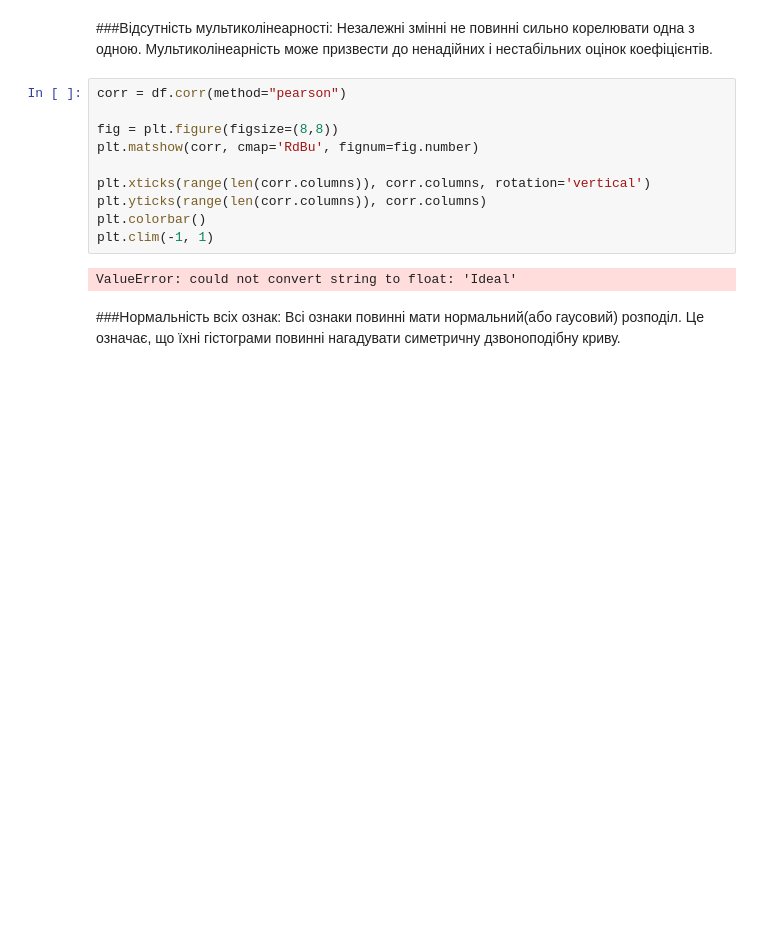
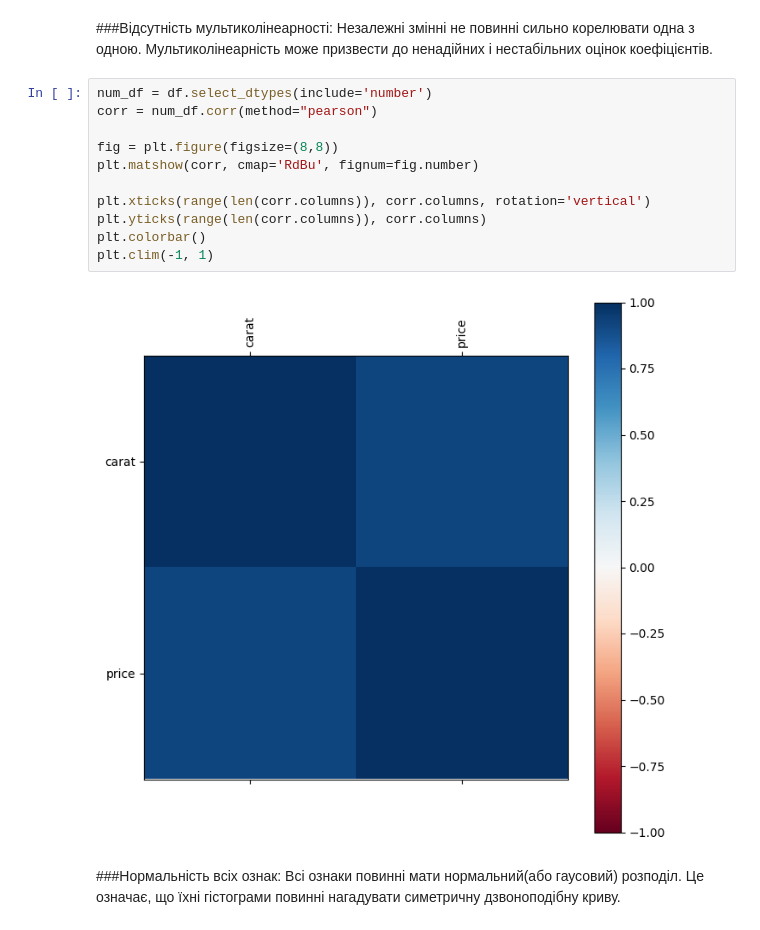
Before and after one commit to HalyshAnton/Python-AI, a Jupyter notebook: linear_regression.ipynb, the cells around one changed output. Cells and saved outputs as stored; diff of their text form; blank space fills up the shorter version.

```diff
--- a/linear_regression.ipynb
+++ b/linear_regression.ipynb
@@ -693,17 +735,18 @@ Pipeline(steps=[('prep',
 ###Відсутність мультиколінеарності:
 Незалежні змінні не повинні сильно корелювати одна з одною. Мультиколінеарність може призвести до ненадійних і нестабільних оцінок коефіцієнтів.
 # %%
-corr = df.corr(method="pearson")
+num_df = df.select_dtypes(include='number')
+corr = num_df.corr(method="pearson")
 
 fig = plt.figure(figsize=(8,8))
 plt.matshow(corr, cmap='RdBu', fignum=fig.number)
 
 plt.xticks(range(len(corr.columns)), corr.columns, rotation='vertical')
 plt.yticks(range(len(corr.columns)), corr.columns)
 plt.colorbar()
 plt.clim(-1, 1)
 # %% [output]
-ValueError: could not convert string to float: 'Ideal'
+[figure, added]
 # %% [markdown]
 ###Нормальність всіх ознак:
 Всі ознаки повинні мати нормальний(або гаусовий) розподіл. Це означає, що їхні гістограми повинні нагадувати симетричну дзвоноподібну криву.
```
Also changed, not shown: parts of 23 cells of this notebook.
